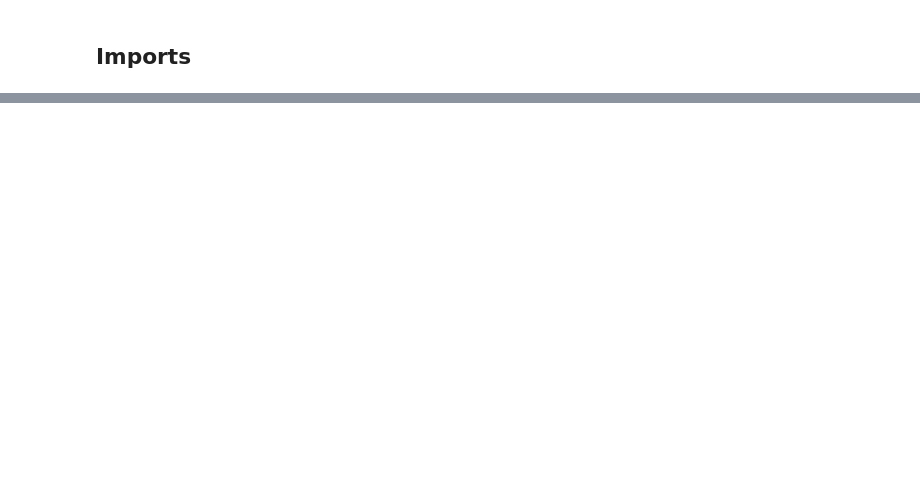
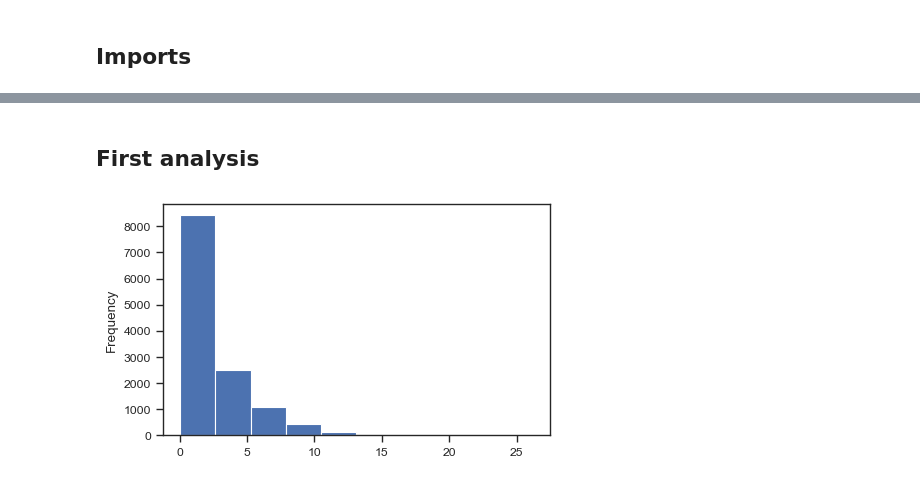
Before and after one commit to tonywu71/distilling-and-forgetting-in-large-pre-trained-models, a Jupyter notebook: notebooks/analyze_whisper_hallucinations-ts_based.ipynb, the cells around one changed output, grey strips where cells are left out. Drawn from its saved outputs; the diff is of its cells as text; code cells hidden in the pictures; blank space fills up the shorter version.

Commit message:
Big notebook refactro

```diff
--- a/notebooks/analyze_whisper_hallucinations-ts_based.ipynb
+++ b/notebooks/analyze_whisper_hallucinations-ts_based.ipynb
@@ -107,0 +25,7 @@ for audio, result, ref, n_overlaps in zip(list_audio, results, references, overl
+# %%
+dataset_name = "ami"
+
+savepath = f"notebooks/data/whisper_hallucinations_cached_ds/{dataset_name}"
+ds = load_from_disk(savepath)
+
+ds.features
@@ -107,0 +48,4 @@ for audio, result, ref, n_overlaps in zip(list_audio, results, references, overl
+# %%
+df = pd.DataFrame({col: ds[col] for col in ds.features.keys() if col != "audio"})
+
+df.head()
@@ -107,0 +59,7 @@ for audio, result, ref, n_overlaps in zip(list_audio, results, references, overl
+# %% [markdown]
+## First analysis
+# %%
+plt.figure(figsize=(5, 3))
+df["audio_length"].plot.hist();
+# %% [output]
+[figure, added]
```
Also changed, not shown: parts of 50 cells of this notebook, 15 other files.
